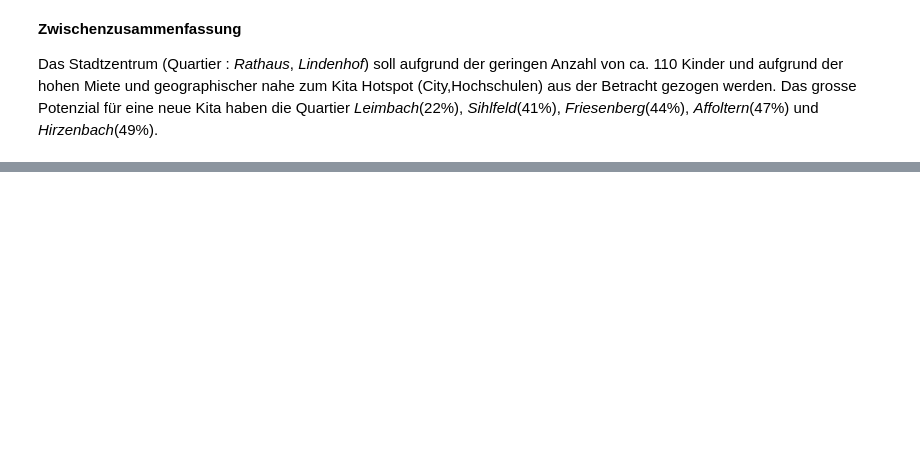
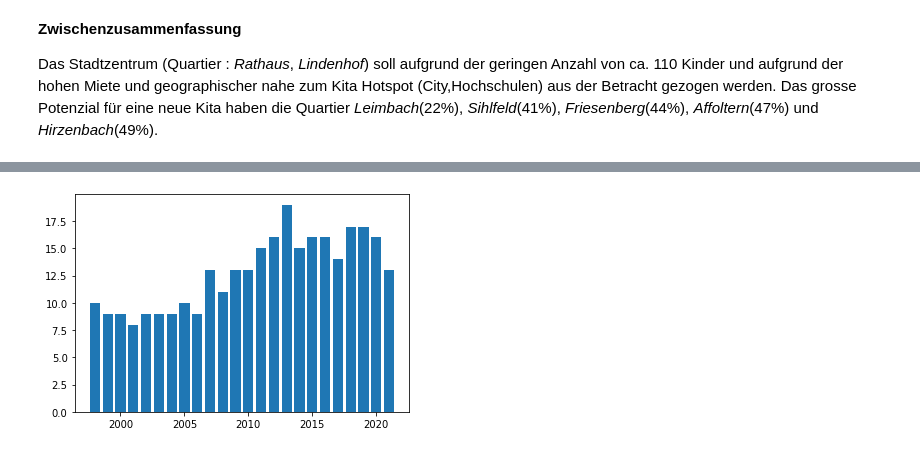
Before and after one commit to EbruDulak/CAS-INFE-21.12-Scripting-Project, a Jupyter notebook: ScriptingKitaProject.ipynb, the cells around one changed output, grey strips where cells are left out. Drawn from its saved outputs; the diff is of its cells as text; code cells hidden in the pictures; blank space fills up the shorter version.

```diff
--- a/ScriptingKitaProject.ipynb
+++ b/ScriptingKitaProject.ipynb
@@ -172,0 +250,4 @@ Das Stadtzentrum (Quartier : _Rathaus_, _Lindenhof_) soll aufgrund der geringen
+# %%
+# Affoltern
+df_birth_affoltern = df_birth[df_birth['QuarCd']==111]
+df_birth_affoltern
@@ -172,0 +268,8 @@ Das Stadtzentrum (Quartier : _Rathaus_, _Lindenhof_) soll aufgrund der geringen
+# %%
+# Total Anzahl Geburten pro Jahr
+df_birth_affoltern.groupby(['EreignisDatJahr'])['AnzGebuWir'].sum()
+
+plt.bar(df_birth_affoltern['EreignisDatJahr'], df_birth_affoltern['AnzGebuWir'])
+plt.show()
+# %% [output]
+[figure, added]
```
Also changed, not shown: parts of 14 cells of this notebook.
